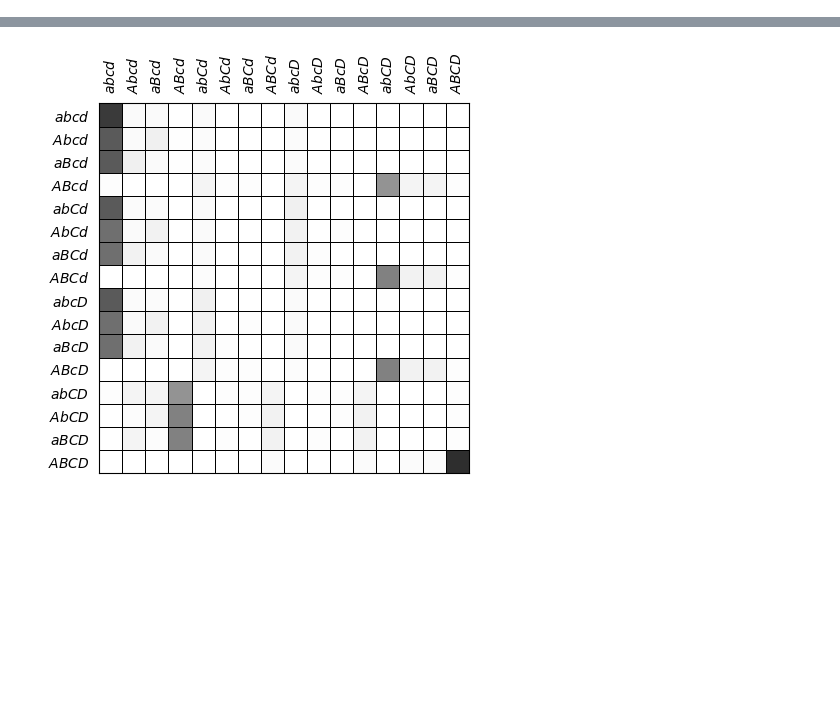
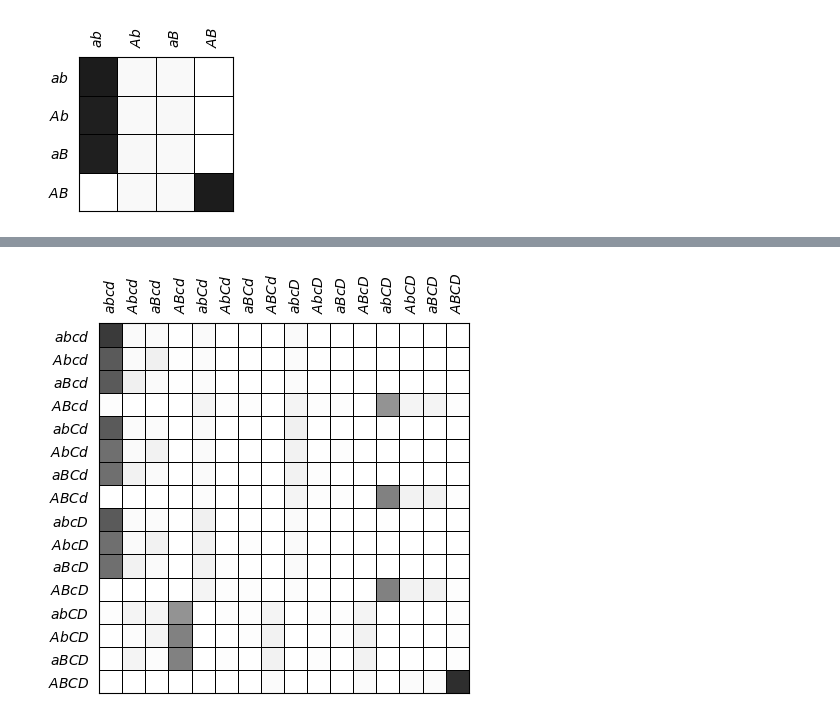
Before and after one commit to CSC-UW/Marshall-Intrinsic-Units, a Jupyter notebook: figures.ipynb, the cells around one changed output, grey strips where cells are left out. Cells and saved outputs as stored; diff of their text form; code cells hidden in the pictures; blank space fills up the shorter version.

Commit message:
Add minimal example

```diff
--- a/figures.ipynb
+++ b/figures.ipynb
@@ -5,0 +10,6 @@ import marshall_intrinsic_units as miu
+# %%
+network, state = miu.get_minimal_micro_example()
+fig, ax = miu.plot_sbs_tpm(network, height=2)
+fig.savefig("plots/min_micro_tpm.svg")
+# %% [output]
+[figure, added]
```
Also changed, not shown: parts of 2 cells of this notebook, 17 other files.
